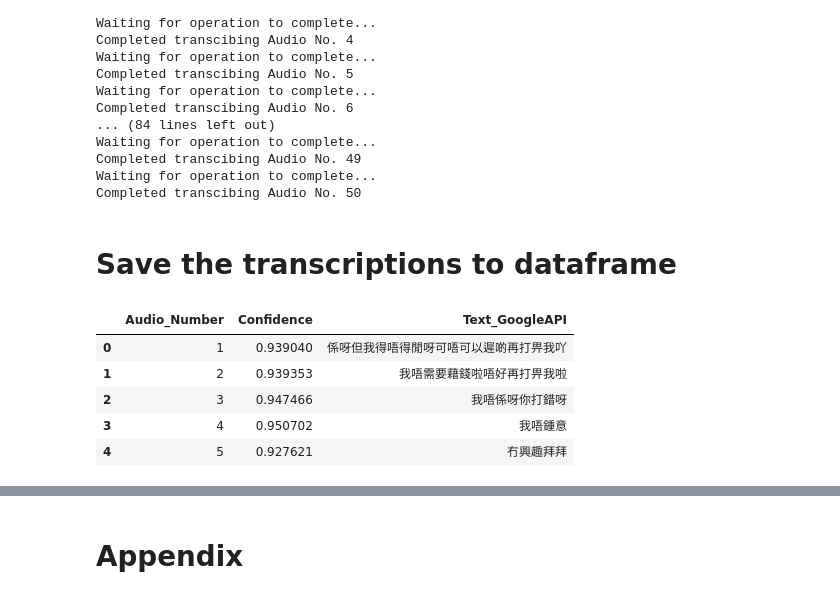
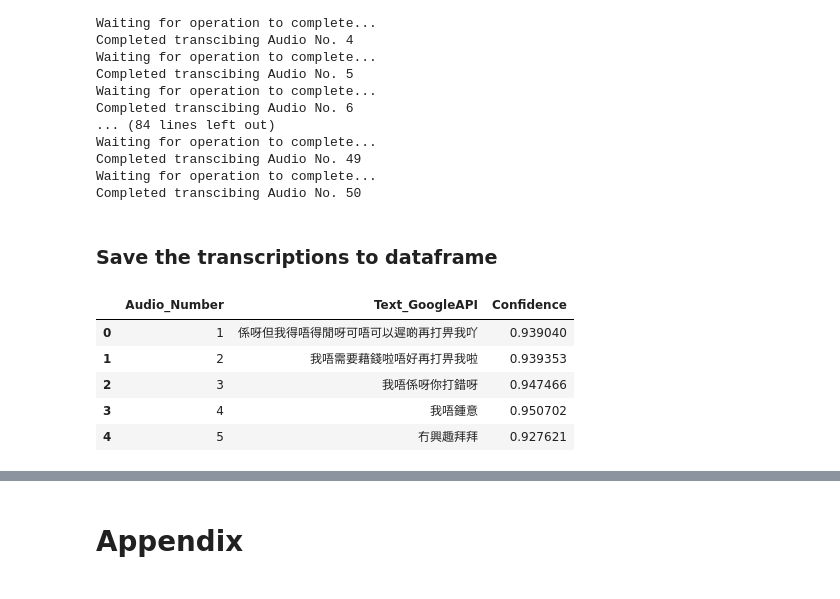
Before and after one commit to KarenNYC/SpeechAnalyticsChallenge, a Jupyter notebook: Speech-to-Text_Google_Cloud_py37.ipynb, the cells around one changed output, grey strips where cells are left out. Cells and saved outputs as stored; diff of their text form; code cells hidden in the pictures.

```diff
--- a/Speech-to-Text_Google_Cloud.ipynb
+++ b/Speech-to-Text_Google_Cloud_py37.ipynb
@@ -45,14 +46,14 @@ Display an audio example:
 client = speech.SpeechClient()
 # %%
 def transcribe2_gcs(gcs_uri):
-    audio = speech.types.RecognitionAudio(uri=gcs_uri)
-    config = speech.types.RecognitionConfig(
-        encoding=speech.enums.RecognitionConfig.AudioEncoding.LINEAR16,
+    audio = speech.RecognitionAudio(uri=gcs_uri)
+    config = speech.RecognitionConfig(
+        encoding=speech.RecognitionConfig.AudioEncoding.LINEAR16,
         sample_rate_hertz=44100,
         audio_channel_count=1, # based on the number of channels in the audio file
         enable_separate_recognition_per_channel=False, # Only 1 speaker so no need to separate speech per channel
         language_code='yue-Hant-HK')
-    response = client.long_running_recognize(config, audio)
+    response = client.long_running_recognize(config = config, audio = audio)
     print('Waiting for operation to complete...')
     response = response.result(timeout=36000)
 
@@ -92,23 +97,21 @@ Completed transcibing Audio No. 49
 Waiting for operation to complete...
 Completed transcibing Audio No. 50
 # %% [markdown]
-# Save the transcriptions to dataframe
+### Save the transcriptions to dataframe
 # %%
 import pandas as pd
 Text_df = pd.DataFrame({'Audio_Number' : list(range(1,51)),
                         'Text_GoogleAPI' : Text_list,
                         'Confidence' : Confidence_list,
                         })
-Text_df.to_excel("Speech_to_Text_Result.xlsx")
-Text_df.shape
 Text_df.head()
 # %% [output]
-|  | Audio_Number | Confidence | Text_GoogleAPI |
-| 0 | 1 | 0.939040 | 係呀但我得唔得閒呀可唔可以遲啲再打畀我吖 |
-| 1 | 2 | 0.939353 | 我唔需要藉錢啦唔好再打畀我啦 |
-| 2 | 3 | 0.947466 | 我唔係呀你打錯呀 |
-| 3 | 4 | 0.950702 | 我唔鍾意 |
-| 4 | 5 | 0.927621 | 冇興趣拜拜 |
+|  | Audio_Number | Text_GoogleAPI | Confidence |
+| 0 | 1 | 係呀但我得唔得閒呀可唔可以遲啲再打畀我吖 | 0.939040 |
+| 1 | 2 | 我唔需要藉錢啦唔好再打畀我啦 | 0.939353 |
+| 2 | 3 | 我唔係呀你打錯呀 | 0.947466 |
+| 3 | 4 | 我唔鍾意 | 0.950702 |
+| 4 | 5 | 冇興趣拜拜 | 0.927621 |
 # %%
 Text_df.Confidence.mean()
 # %% [output]
```
Also changed, not shown: parts of 20 cells of this notebook, 1 other file.
